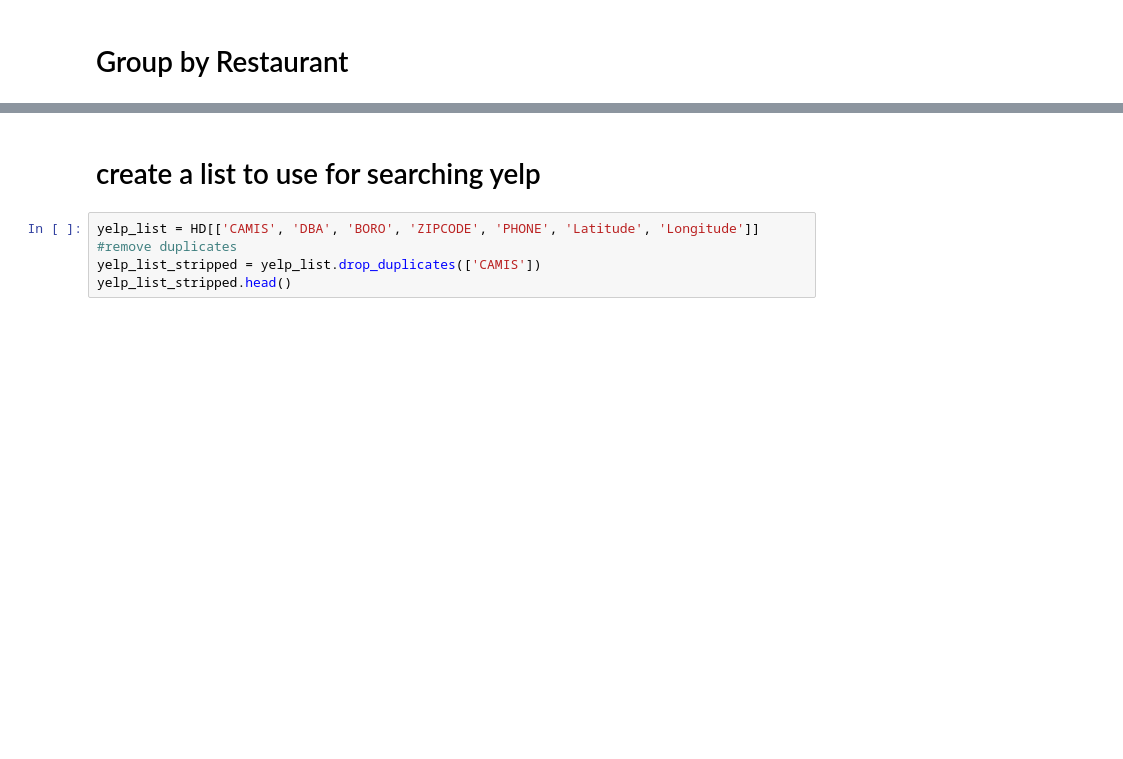
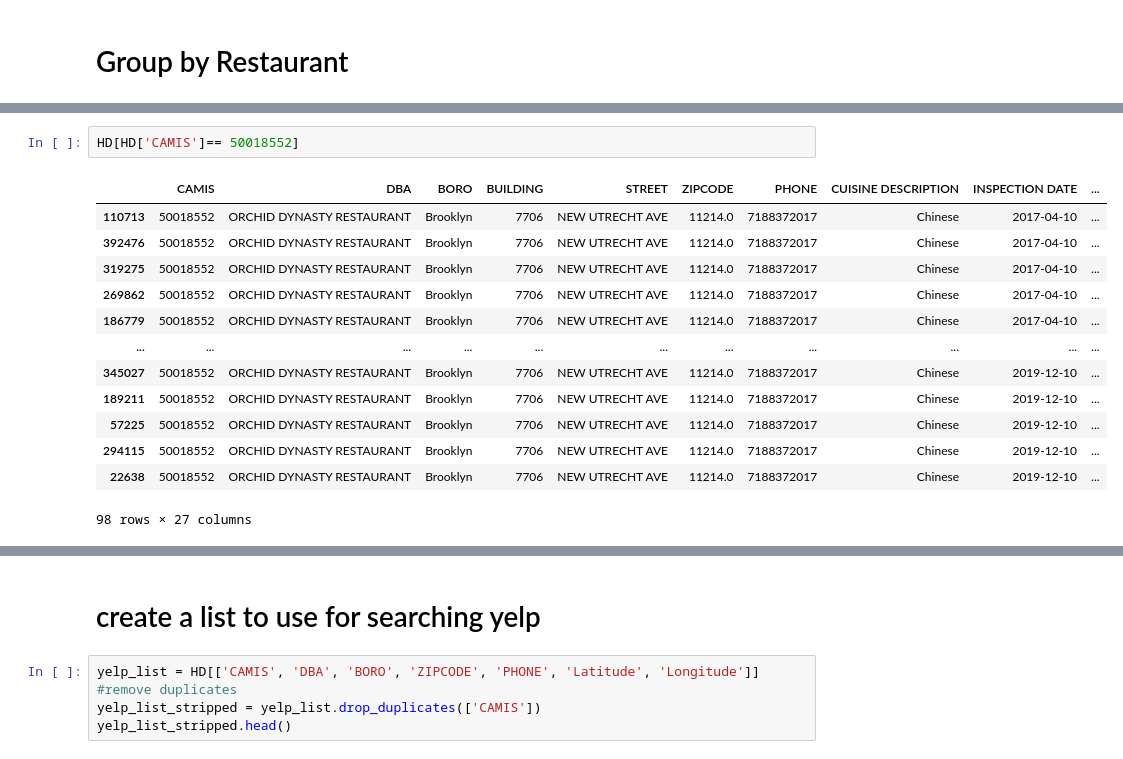
Before and after one commit to rbarryanwar/SafeEats, a Jupyter notebook: Health_EDA_cleaner.ipynb, the cells around one changed output, grey strips where cells are left out. Drawn from its saved outputs; the diff is of its cells as text; blank space fills up the shorter version.

```diff
--- a/Health_EDA_cleaner.ipynb
+++ b/Health_EDA_cleaner.ipynb
@@ -145,0 +213,16 @@ Text(0.5, 1.0, 'Total Number of Critical Violations')
+# %%
+HD[HD['CAMIS']== 50018552]
+# %% [output]
+|  | CAMIS | DBA | BORO | BUILDING | STREET | ZIPCODE | PHONE | CUISINE DESCRIPTION | INSPECTION DATE | ... |
+| 110713 | 50018552 | ORCHID DYNASTY RESTAURANT | Brooklyn | 7706 | NEW UTRECHT AVE | 11214.0 | 7188372017 | Chinese | 2017-04-10 | ... |
+| 392476 | 50018552 | ORCHID DYNASTY RESTAURANT | Brooklyn | 7706 | NEW UTRECHT AVE | 11214.0 | 7188372017 | Chinese | 2017-04-10 | ... |
+| 319275 | 50018552 | ORCHID DYNASTY RESTAURANT | Brooklyn | 7706 | NEW UTRECHT AVE | 11214.0 | 7188372017 | Chinese | 2017-04-10 | ... |
+| 269862 | 50018552 | ORCHID DYNASTY RESTAURANT | Brooklyn | 7706 | NEW UTRECHT AVE | 11214.0 | 7188372017 | Chinese | 2017-04-10 | ... |
+| 186779 | 50018552 | ORCHID DYNASTY RESTAURANT | Brooklyn | 7706 | NEW UTRECHT AVE | 11214.0 | 7188372017 | Chinese | 2017-04-10 | ... |
+| ... | ... | ... | ... | ... | ... | ... | ... | ... | ... | ... |
+| 345027 | 50018552 | ORCHID DYNASTY RESTAURANT | Brooklyn | 7706 | NEW UTRECHT AVE | 11214.0 | 7188372017 | Chinese | 2019-12-10 | ... |
+| 189211 | 50018552 | ORCHID DYNASTY RESTAURANT | Brooklyn | 7706 | NEW UTRECHT AVE | 11214.0 | 7188372017 | Chinese | 2019-12-10 | ... |
+| 57225 | 50018552 | ORCHID DYNASTY RESTAURANT | Brooklyn | 7706 | NEW UTRECHT AVE | 11214.0 | 7188372017 | Chinese | 2019-12-10 | ... |
+| 294115 | 50018552 | ORCHID DYNASTY RESTAURANT | Brooklyn | 7706 | NEW UTRECHT AVE | 11214.0 | 7188372017 | Chinese | 2019-12-10 | ... |
+| 22638 | 50018552 | ORCHID DYNASTY RESTAURANT | Brooklyn | 7706 | NEW UTRECHT AVE | 11214.0 | 7188372017 | Chinese | 2019-12-10 | ... |
+98 rows × 27 columns
```
Also changed, not shown: parts of 51 cells of this notebook, 5 other files.
